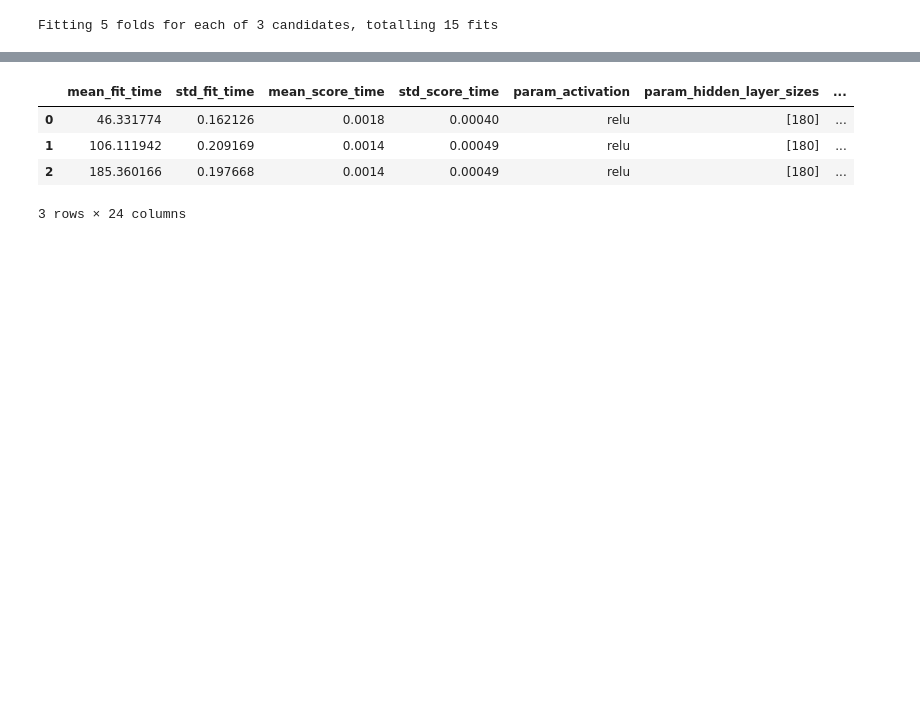
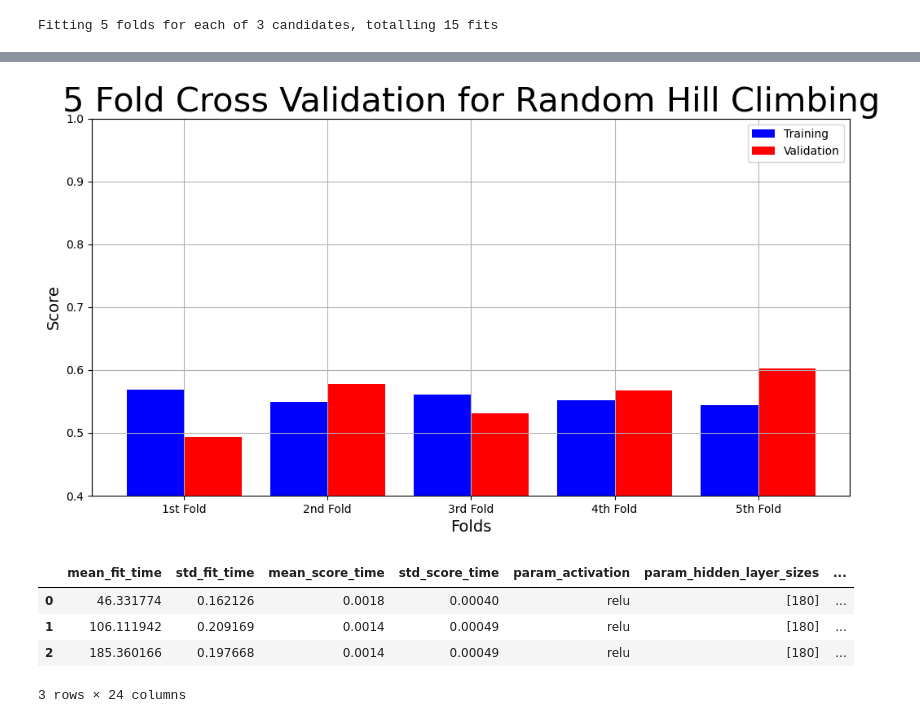
Before and after one commit to funkjo/Randomized-Optimization, a Jupyter notebook: NNOptimization.ipynb, the cells around one changed output, grey strips where cells are left out. Drawn from its saved outputs; the diff is of its cells as text; code cells hidden in the pictures; blank space fills up the shorter version.

```diff
--- a/NNOptimization.ipynb
+++ b/NNOptimization.ipynb
@@ -26,3 +26,11 @@ cars_x = ohe_cars.loc[:, ohe_cars.columns != 'target']
 cars_y = ohe_cars['target']
 
 X_train, X_test, y_train, y_test = train_test_split(cars_x, cars_y, test_size = 0.2, random_state=0)
+# %%
+nn_rhc = mh.NeuralNetwork(hidden_nodes = [180], activation = 'relu', \
+                                 algorithm = 'random_hill_climb', max_iters = 500, \
+                                 bias = True, is_classifier = True, learning_rate = 0.001, \
+                                 early_stopping = False, clip_max = 5, max_attempts = 100, \
+                                 random_state = 0, curve=True)
+# %%
+nn_rhc.fit(X_train, y_train)
@@ -56,3 +87,36 @@ Fitting 5 folds for each of 3 candidates, totalling 15 fits
+# %%
+validation_rhc = [
+    grid_search_cv_rhc.cv_results_['split0_test_score'].mean(),
+    grid_search_cv_rhc.cv_results_['split1_test_score'].mean(),
+    grid_search_cv_rhc.cv_results_['split2_test_score'].mean(),
+    grid_search_cv_rhc.cv_results_['split3_test_score'].mean(),
+    grid_search_cv_rhc.cv_results_['split4_test_score'].mean()
+]
+
+train_rhc = [
+    grid_search_cv_rhc.cv_results_['split0_train_score'].mean(),
+    grid_search_cv_rhc.cv_results_['split1_train_score'].mean(),
+    grid_search_cv_rhc.cv_results_['split2_train_score'].mean(),
+    grid_search_cv_rhc.cv_results_['split3_train_score'].mean(),
+    grid_search_cv_rhc.cv_results_['split4_train_score'].mean()
+]
+# %%
+plt.figure(figsize=(12,6))
+labels = ["1st Fold", "2nd Fold", "3rd Fold", "4th Fold", "5th Fold"]
+X_axis = np.arange(len(labels))
+ax = plt.gca()
+plt.ylim(0.40000, 1)
+plt.bar(X_axis-0.2, train_rhc, 0.4, color='blue', label='Training')
+plt.bar(X_axis+0.2, validation_rhc, 0.4, color='red', label='Validation')
+plt.title('5 Fold Cross Validation for Random Hill Climbing', fontsize=30)
+plt.xticks(X_axis, labels)
+plt.xlabel('Folds', fontsize=14)
+plt.ylabel('Score', fontsize=14)
+plt.legend()
+plt.grid(True)
+plt.show()
+# %% [output]
+[figure, added]
 # %%
 cv_results_rhc
 # %% [output]
```
Also changed, not shown: parts of 12 cells of this notebook, 2 other files.
